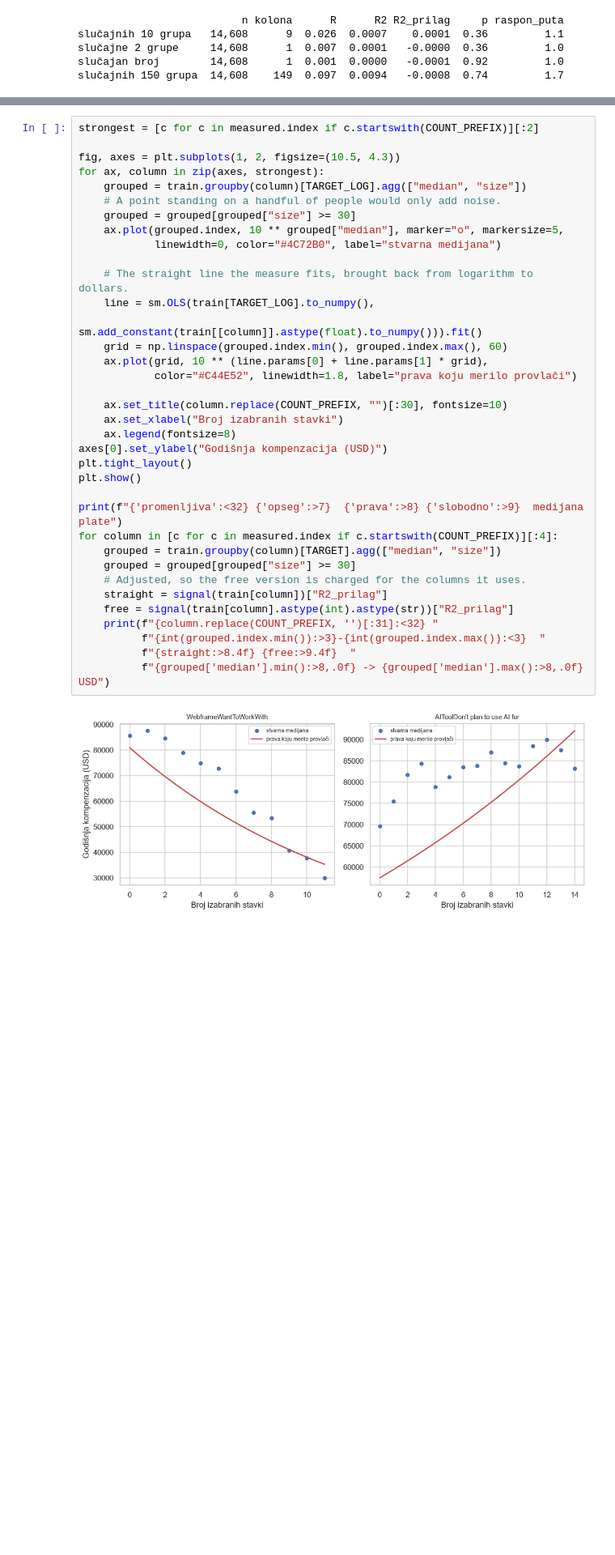
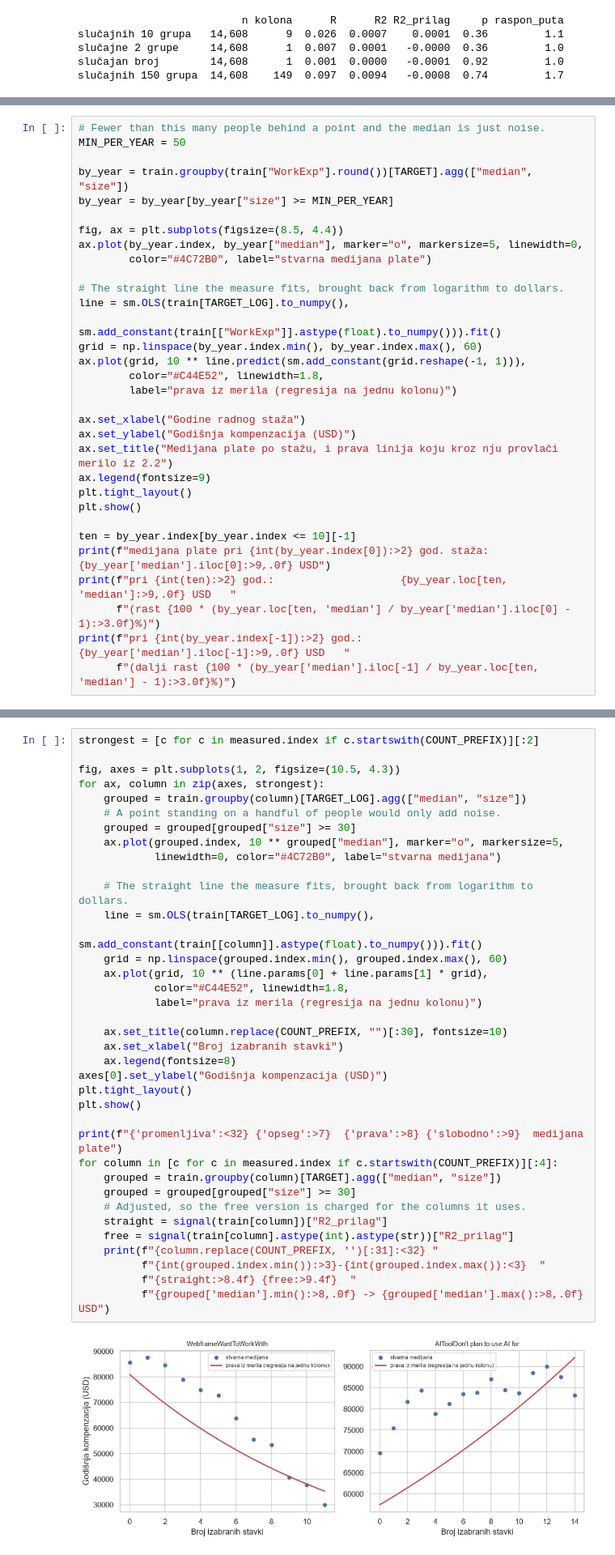
Before and after one commit to jevticn-dev/so-survey-analysis, a Jupyter notebook: notebooks/03_feature_engineering.ipynb, the cells around one changed output, grey strips where cells are left out. Shown at 81% size. Saved outputs shown, nothing was run; the diff lists cells and outputs as text; blank space fills up the shorter version.

```diff
--- a/notebooks/03_feature_engineering.ipynb
+++ b/notebooks/03_feature_engineering.ipynb
@@ -644,0 +730,32 @@ pravih anketnih obeležja.
+# %%
+# Fewer than this many people behind a point and the median is just noise.
+MIN_PER_YEAR = 50
+
+by_year = train.groupby(train["WorkExp"].round())[TARGET].agg(["median", "size"])
+by_year = by_year[by_year["size"] >= MIN_PER_YEAR]
+
+fig, ax = plt.subplots(figsize=(8.5, 4.4))
+ax.plot(by_year.index, by_year["median"], marker="o", markersize=5, linewidth=0,
+        color="#4C72B0", label="stvarna medijana plate")
+
+# The straight line the measure fits, brought back from logarithm to dollars.
+line = sm.OLS(train[TARGET_LOG].to_numpy(),
+              sm.add_constant(train[["WorkExp"]].astype(float).to_numpy())).fit()
+grid = np.linspace(by_year.index.min(), by_year.index.max(), 60)
+ax.plot(grid, 10 ** line.predict(sm.add_constant(grid.reshape(-1, 1))),
+        color="#C44E52", linewidth=1.8,
+        label="prava iz merila (regresija na jednu kolonu)")
+
+ax.set_xlabel("Godine radnog staža")
+ax.set_ylabel("Godišnja kompenzacija (USD)")
+ax.set_title("Medijana plate po stažu, i prava linija koju kroz nju provlači merilo iz 2.2")
+ax.legend(fontsize=9)
+plt.tight_layout()
+plt.show()
+
+ten = by_year.index[by_year.index <= 10][-1]
+print(f"medijana plate pri {int(by_year.index[0]):>2} god. staža: {by_year['median'].iloc[0]:>9,.0f} USD")
+print(f"pri {int(ten):>2} god.:                    {by_year.loc[ten, 'median']:>9,.0f} USD   "
+      f"(rast {100 * (by_year.loc[ten, 'median'] / by_year['median'].iloc[0] - 1):>3.0f}%)")
+print(f"pri {int(by_year.index[-1]):>2} god.:                    {by_year['median'].iloc[-1]:>9,.0f} USD   "
+      f"(dalji rast {100 * (by_year['median'].iloc[-1] / by_year.loc[ten, 'median'] - 1):>3.0f}%)")
@@ -1508,35 +1775,36 @@ for ax, column in zip(axes, strongest):
     # A point standing on a handful of people would only add noise.
     grouped = grouped[grouped["size"] >= 30]
     ax.plot(grouped.index, 10 ** grouped["median"], marker="o", markersize=5,
             linewidth=0, color="#4C72B0", label="stvarna medijana")
 
     # The straight line the measure fits, brought back from logarithm to dollars.
     line = sm.OLS(train[TARGET_LOG].to_numpy(),
                   sm.add_constant(train[[column]].astype(float).to_numpy())).fit()
     grid = np.linspace(grouped.index.min(), grouped.index.max(), 60)
     ax.plot(grid, 10 ** (line.params[0] + line.params[1] * grid),
-            color="#C44E52", linewidth=1.8, label="prava koju merilo provlači")
+            color="#C44E52", linewidth=1.8,
+            label="prava iz merila (regresija na jednu kolonu)")
 
     ax.set_title(column.replace(COUNT_PREFIX, "")[:30], fontsize=10)
     ax.set_xlabel("Broj izabranih stavki")
     ax.legend(fontsize=8)
 axes[0].set_ylabel("Godišnja kompenzacija (USD)")
 plt.tight_layout()
 plt.show()
 
 print(f"{'promenljiva':<32} {'opseg':>7}  {'prava':>8} {'slobodno':>9}  medijana plate")
 for column in [c for c in measured.index if c.startswith(COUNT_PREFIX)][:4]:
     grouped = train.groupby(column)[TARGET].agg(["median", "size"])
     grouped = grouped[grouped["size"] >= 30]
     # Adjusted, so the free version is charged for the columns it uses.
     straight = signal(train[column])["R2_prilag"]
     free = signal(train[column].astype(int).astype(str))["R2_prilag"]
     print(f"{column.replace(COUNT_PREFIX, '')[:31]:<32} "
           f"{int(grouped.index.min()):>3}-{int(grouped.index.max()):<3}  "
           f"{straight:>8.4f} {free:>9.4f}  "
           f"{grouped['median'].min():>8,.0f} -> {grouped['median'].max():>8,.0f} USD")
 # %% [output]
-[figure, old version]
+[figure, new version]
 promenljiva                        opseg     prava  slobodno  medijana plate
 WebframeWantToWorkWith             0-11     0.0243    0.0309    30,000 ->   87,550 USD
 AIToolDon't plan to use AI for     0-14     0.0166    0.0208    69,609 ->   90,000 USD
```
Also changed, not shown: parts of 84 cells of this notebook, 16 other files.
